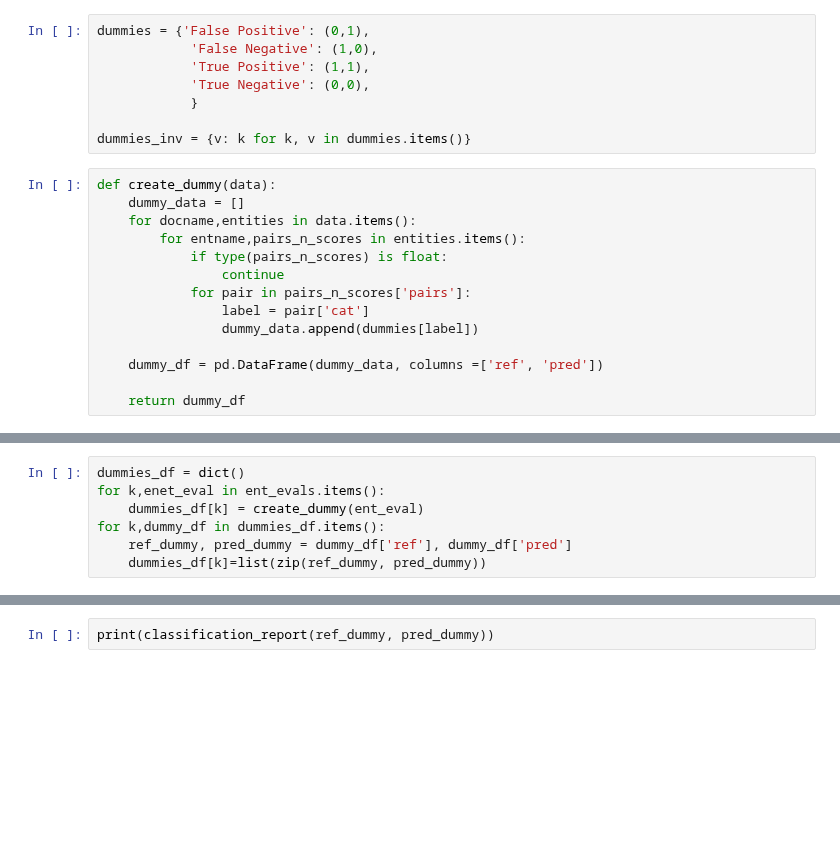
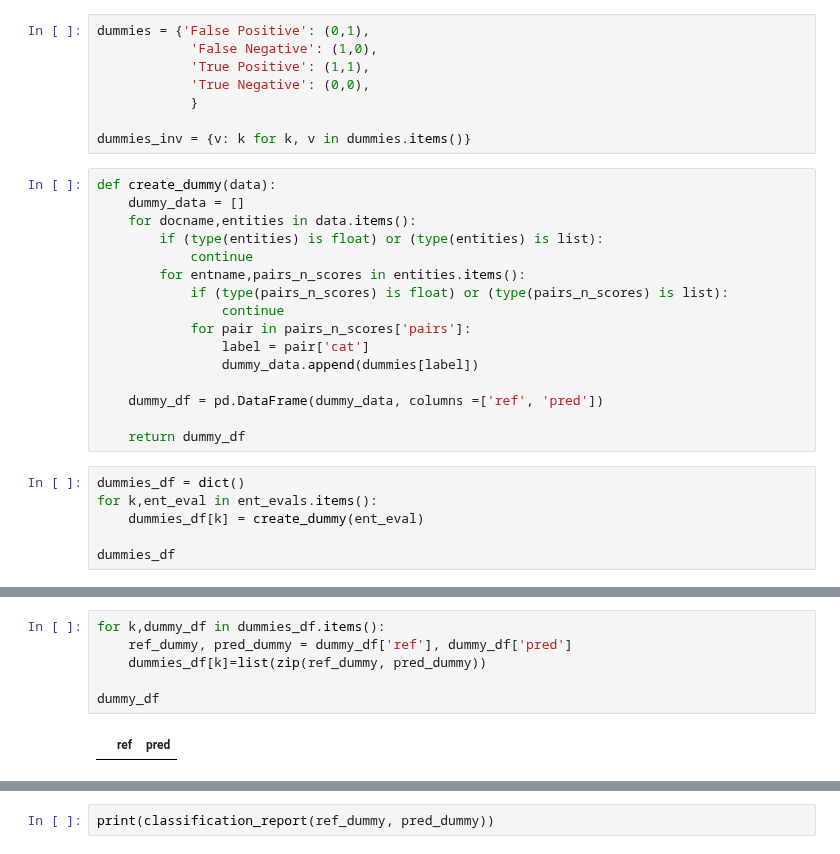
Before and after one commit to e-lubrini/psylve, a Jupyter notebook: src/evaluation/evaluation.ipynb, the cells around one changed output, grey strips where cells are left out. Saved outputs shown, nothing was run; the diff lists cells and outputs as text; blank space fills up the shorter version.

```diff
--- a/src/evaluation/evaluation.ipynb
+++ b/src/evaluation/evaluation.ipynb
@@ -400,8 +394,10 @@ dummies_inv = {v: k for k, v in dummies.items()}
 def create_dummy(data):
     dummy_data = []
     for docname,entities in data.items():
+        if (type(entities) is float) or (type(entities) is list):
+            continue
         for entname,pairs_n_scores in entities.items():
-            if type(pairs_n_scores) is float:
+            if (type(pairs_n_scores) is float) or (type(pairs_n_scores) is list):
                 continue
             for pair in pairs_n_scores['pairs']:
                 label = pair['cat']
@@ -410,3 +406,9 @@ def create_dummy(data):
     dummy_df = pd.DataFrame(dummy_data, columns =['ref', 'pred'])
 
     return dummy_df
+# %%
+dummies_df = dict()
+for k,ent_eval in ent_evals.items():
+    dummies_df[k] = create_dummy(ent_eval)
+
+dummies_df
@@ -413,10 +433,11 @@ def create_dummy(data):
 # %%
-dummies_df = dict()
-for k,enet_eval in ent_evals.items():
-    dummies_df[k] = create_dummy(ent_eval)
 for k,dummy_df in dummies_df.items():
     ref_dummy, pred_dummy = dummy_df['ref'], dummy_df['pred']
     dummies_df[k]=list(zip(ref_dummy, pred_dummy))
+
+dummy_df
+# %% [output]
+|  | ref | pred |
 # %%
 dummies_df.keys()
 # %% [output]
```
Also changed, not shown: parts of 14 cells of this notebook, 5 other files.
